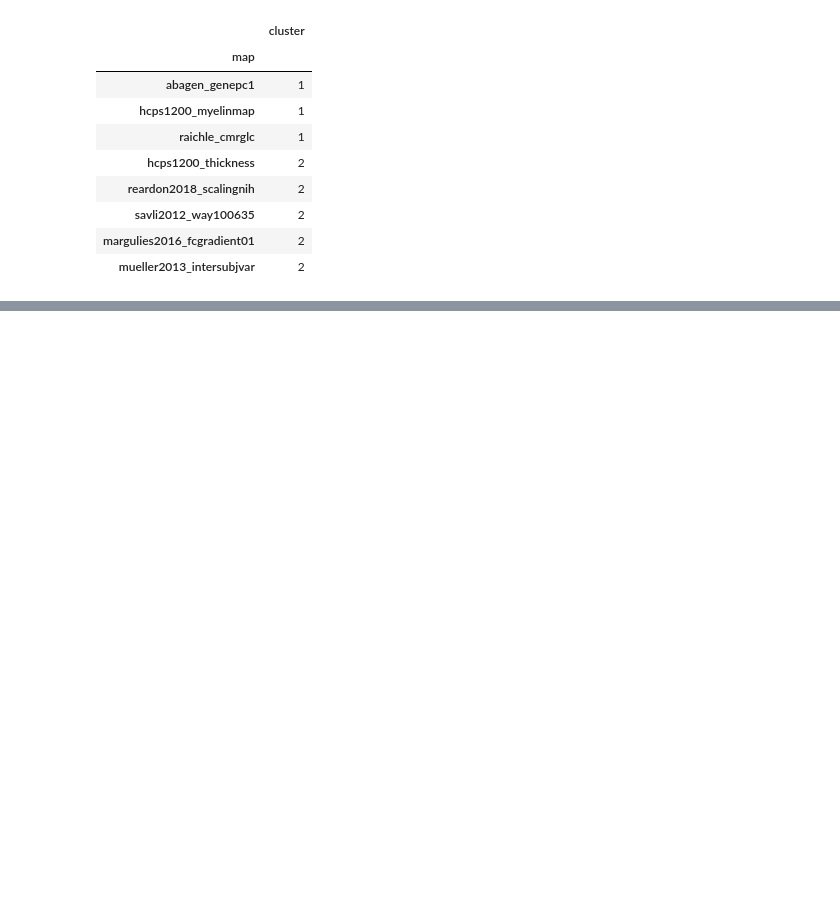
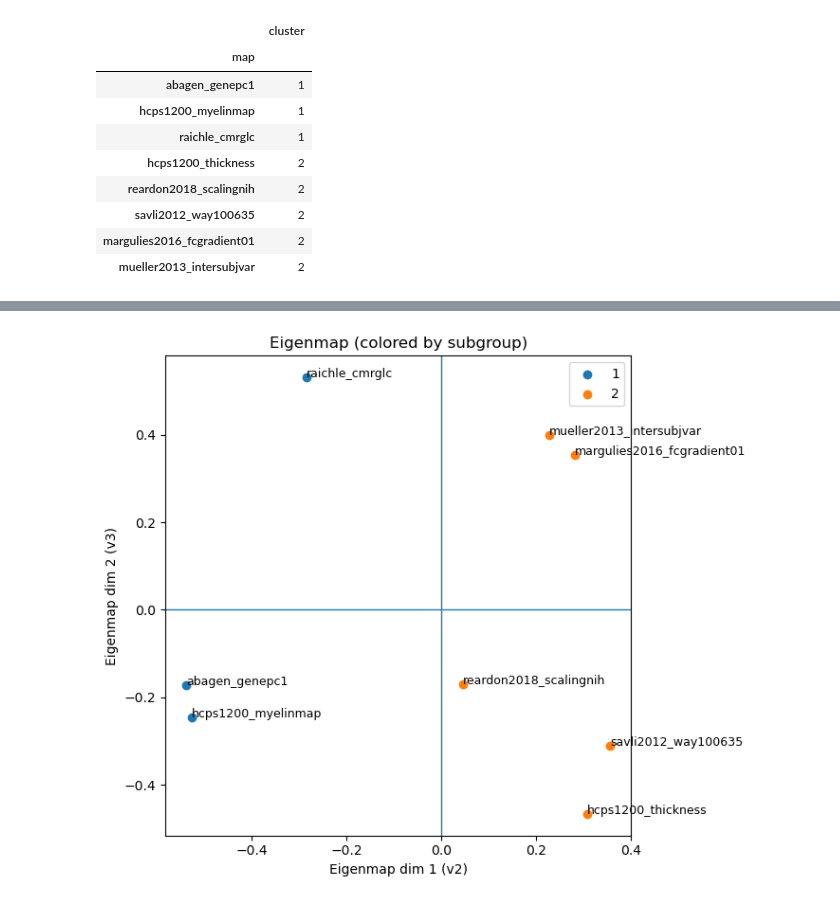
Before and after one commit to kesouder/BrainMap_Analysis, a Jupyter notebook: main.ipynb, the cells around one changed output, grey strips where cells are left out. Saved outputs shown, nothing was run; the diff lists cells and outputs as text; code cells hidden in the pictures; blank space fills up the shorter version.

```diff
--- a/main.ipynb
+++ b/main.ipynb
@@ -595,0 +619,42 @@ plt.show()
+# %%
+# C: (m x m) correlation among m maps
+C = corr_df_spear.values
+
+# 1) affinity
+W = (C + 1) / 2           # in [0,1]
+np.fill_diagonal(W, 0)    # remove self-loops
+
+# 2) normalized Laplacian
+deg = W.sum(axis=1)
+D_inv_sqrt = np.diag(1.0 / np.sqrt(np.maximum(deg, 1e-12)))
+Lsym = np.eye(W.shape[0]) - D_inv_sqrt @ W @ D_inv_sqrt
+
+# 3) eigendecompose
+evals, evecs = np.linalg.eigh(Lsym)
+order = np.argsort(evals)
+evals, evecs = evals[order], evecs[:, order]
+
+# 4) coordinates (skip first trivial eigenvector)
+coords2 = evecs[:, 1:3]   # 2D eigenmap of the maps
+labels = np.array(res['labels'])
+
+unique = np.unique(labels)
+plt.figure(figsize=(7,6))
+
+for lab in unique:
+    idx = labels == lab
+    plt.scatter(coords2[idx, 0], coords2[idx, 1], label=str(lab))
+
+for i, name in enumerate(names):
+    plt.text(coords2[i, 0], coords2[i, 1], name, fontsize=9)
+
+plt.axhline(0, linewidth=1)
+plt.axvline(0, linewidth=1)
+plt.xlabel("Eigenmap dim 1 (v2)")
+plt.ylabel("Eigenmap dim 2 (v3)")
+plt.title("Eigenmap (colored by subgroup)")
+plt.legend()
+plt.tight_layout()
+plt.show()
+# %% [output]
+[figure, added]
```
Also changed, not shown: parts of 9 cells of this notebook, 2 other files.
